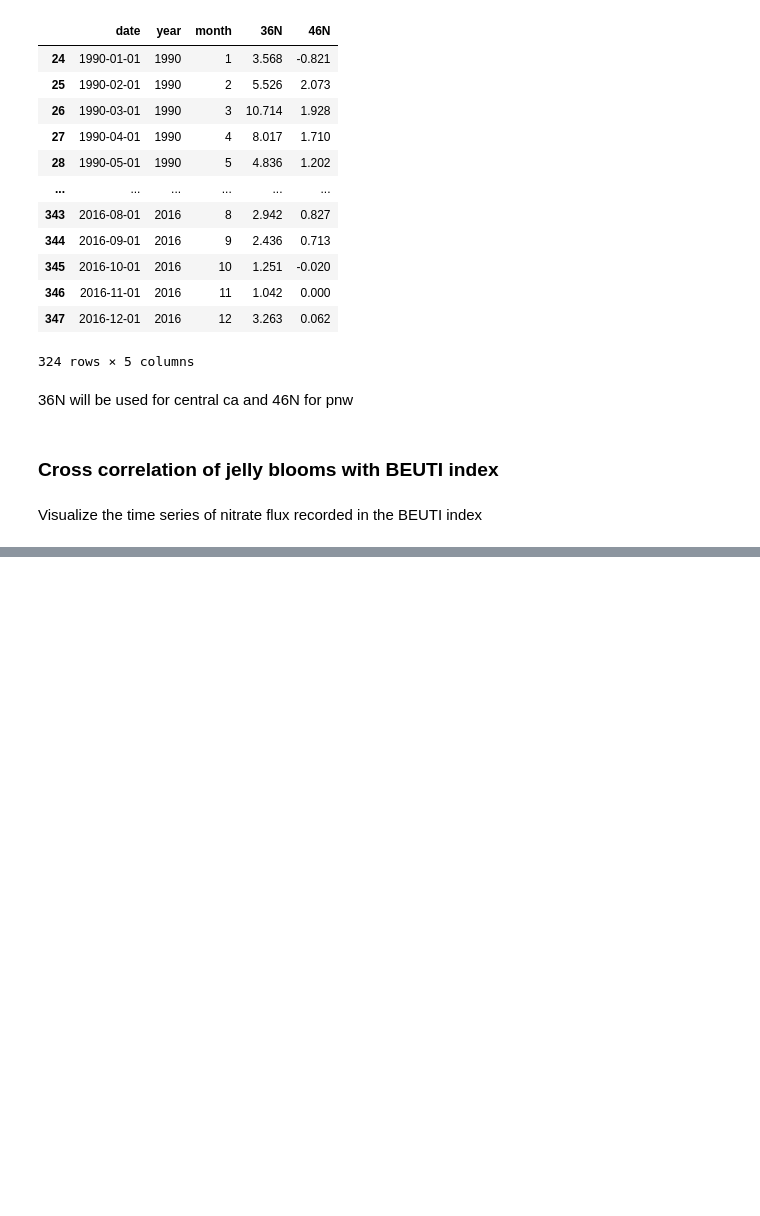
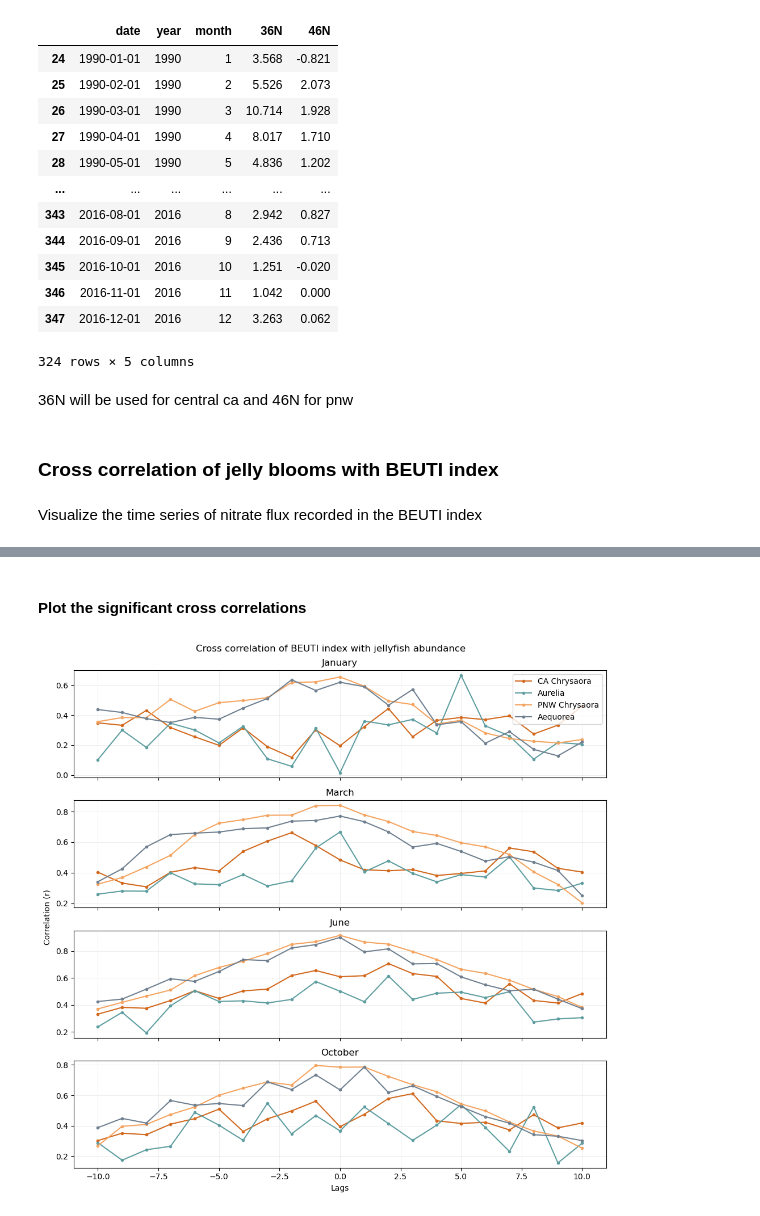
Before and after one commit to sjoh18/MS263-Final-Project, a Jupyter notebook: FinalProject.ipynb, the cells around one changed output, grey strips where cells are left out. Drawn from its saved outputs; the diff is of its cells as text; code cells hidden in the pictures; blank space fills up the shorter version.

```diff
--- a/FinalProject.ipynb
+++ b/FinalProject.ipynb
@@ -412,0 +565,65 @@ Need to read more about this, i don't understand
+# %% [markdown]
+#### Plot the significant cross correlations
+# %%
+fig, axes = plt.subplots(4,1, figsize=(10,10))
+
+# jan
+axes[0].xcorr(beuti_jan_ca, chrysaora_ca_abundance, usevlines=False, linestyle='-',
+         markersize=3, color='chocolate', label='CA Chrysaora')
+axes[0].xcorr(beuti_jan_ca, aurelia_abundance, usevlines=False, linestyle='-',
+         markersize=3, color='cadetblue', label='Aurelia')
+axes[0].xcorr(beuti_jan_pnw, chrysaora_pnw_abundance, usevlines=False, linestyle='-',
+         markersize=3, color='sandybrown', label='PNW Chrysaora')
+axes[0].xcorr(beuti_jan_pnw, aequorea_abundance, usevlines=False, linestyle='-',
+         markersize=3, color='slategray', label='Aequorea')
+axes[0].set_title('January')
+axes[0].legend(loc='best')
+axes[0].grid(linewidth=0.5, alpha=0.3)
+axes[0].set_xticklabels([])
+
+# march
+axes[1].xcorr(beuti_mar_ca, chrysaora_ca_abundance, usevlines=False, linestyle='-',
+         markersize=3, color='chocolate', label='CA Chrysaora')
+axes[1].xcorr(beuti_mar_ca, aurelia_abundance, usevlines=False, linestyle='-',
+         markersize=3, color='cadetblue', label='Aurelia')
+axes[1].xcorr(beuti_mar_pnw, chrysaora_pnw_abundance, usevlines=False, linestyle='-',
+         markersize=3, color='sandybrown', label='PNW Chrysaora')
+axes[1].xcorr(beuti_mar_pnw, aequorea_abundance, usevlines=False, linestyle='-',
+         markersize=3, color='slategray', label='Aequorea')
+axes[1].set_title('March')
+axes[1].grid(linewidth=0.5, alpha=0.3)
+axes[1].set_xticklabels([])
+
+# june
+axes[2].xcorr(beuti_june_ca, chrysaora_ca_abundance, usevlines=False, linestyle='-',
+         markersize=3, color='chocolate', label='CA Chrysaora')
+axes[2].xcorr(beuti_june_ca, aurelia_abundance, usevlines=False, linestyle='-',
+         markersize=3, color='cadetblue', label='Aurelia')
+axes[2].xcorr(beuti_june_pnw, chrysaora_pnw_abundance, usevlines=False, linestyle='-',
+         markersize=3, color='sandybrown', label='PNW Chrysaora')
+axes[2].xcorr(beuti_june_pnw, aequorea_abundance, usevlines=False, linestyle='-',
+         markersize=3, color='slategray', label='Aequorea')
+axes[2].set_title('June')
+axes[2].grid(linewidth=0.5, alpha=0.3)
+axes[2].set_xticklabels([])
+
+# oct
+axes[3].xcorr(beuti_oct_ca, chrysaora_ca_abundance, usevlines=False, linestyle='-',
+         markersize=3, color='chocolate', label='CA Chrysaora')
+axes[3].xcorr(beuti_oct_ca, aurelia_abundance, usevlines=False, linestyle='-',
+         markersize=3, color='cadetblue', label='Aurelia')
+axes[3].xcorr(beuti_oct_pnw, chrysaora_pnw_abundance, usevlines=False, linestyle='-',
+         markersize=3, color='sandybrown', label='PNW Chrysaora')
+axes[3].xcorr(beuti_oct_pnw, aequorea_abundance, usevlines=False, linestyle='-',
+         markersize=3, color='slategray', label='Aequorea')
+axes[3].set_title('October')
+axes[3].set_xlabel('Lags')
+axes[3].grid(linewidth=0.5, alpha=0.3)
+
+
+plt.suptitle('Cross correlation of BEUTI index with jellyfish abundance')
+# follwing line written with help from user wwliao on StackOverflow
+fig.text(0.001, 0.5, 'Correlation (r)', ha='center', va='center', rotation='vertical')
+plt.tight_layout()
+# %% [output]
+[figure, added]
```
Also changed, not shown: parts of 26 cells of this notebook.
